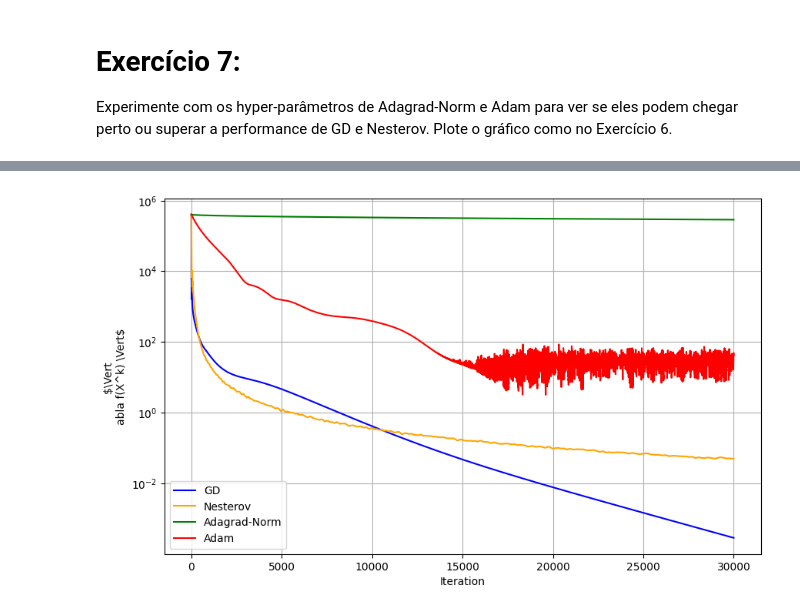
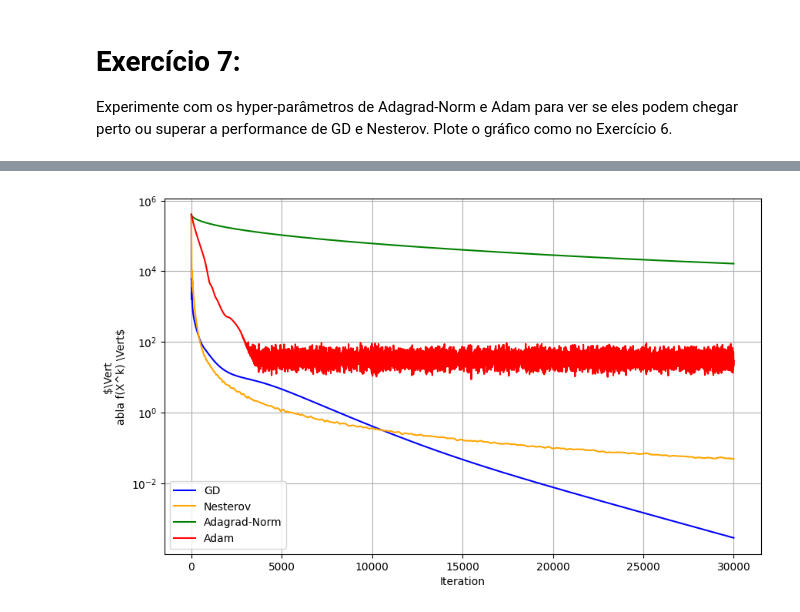
Before and after one commit to scrocha/otimizacao-OCD-2024, a Jupyter notebook: Atividade_05/matrix_factorization_Sillas.ipynb, the cells around one changed output, grey strips where cells are left out. Saved outputs shown, nothing was run; the diff lists cells and outputs as text; code cells hidden in the pictures.

```diff
--- a/Atividade_05/matrix_factorization_Sillas.ipynb
+++ b/Atividade_05/matrix_factorization_Sillas.ipynb
@@ -366,15 +350,31 @@ KeyboardInterrupt:
+# %%
+import json
+
+best_params_adagrad = study_adagrad.best_params
+best_params_adam = study_adam.best_params
+
+params = {
+    "Adagrad-Norm": best_params_adagrad,
+    "Adam": best_params_adam
+}
+
+with open("best_hyperparameters.json", "w") as f:
+    json.dump(params, f, indent=4)
+# %%
+f3_new = ad_grad_norm(J, df, X0, b0=params["Adagrad-Norm"]["b0"], eta=params["Adagrad-Norm"]["eta"], numb_iter=N)
+f4_new = adam(J, df, X0, alpha=params["Adam"]["alpha"], beta1=params["Adam"]["beta1"], beta2=params["Adam"]["beta2"], epsilon=params["Adam"]["epsilon"], numb_iter=N)
 # %%
 plt.figure(figsize=(10, 6))
 plt.plot(f1[0], label='GD', color='blue')
 plt.plot(f2[0], label='Nesterov', color='orange')
-plt.plot(f3[0], label='Adagrad-Norm', color='green')
-plt.plot(f4[0], label='Adam', color='red')
+plt.plot(f3_new[0], label='Adagrad-Norm', color='green')
+plt.plot(f4_new[0], label='Adam', color='red')
 
 plt.yscale('log')
 plt.xlabel('Iteration')
 plt.ylabel("$\Vert \nabla f(X^k) \Vert$")
 plt.legend()
 plt.grid(True)
 plt.show()
 # %% [output]
-[figure, old version]
+[figure, new version]
```
Also changed, not shown: parts of 3 cells of this notebook, 4 other files.
